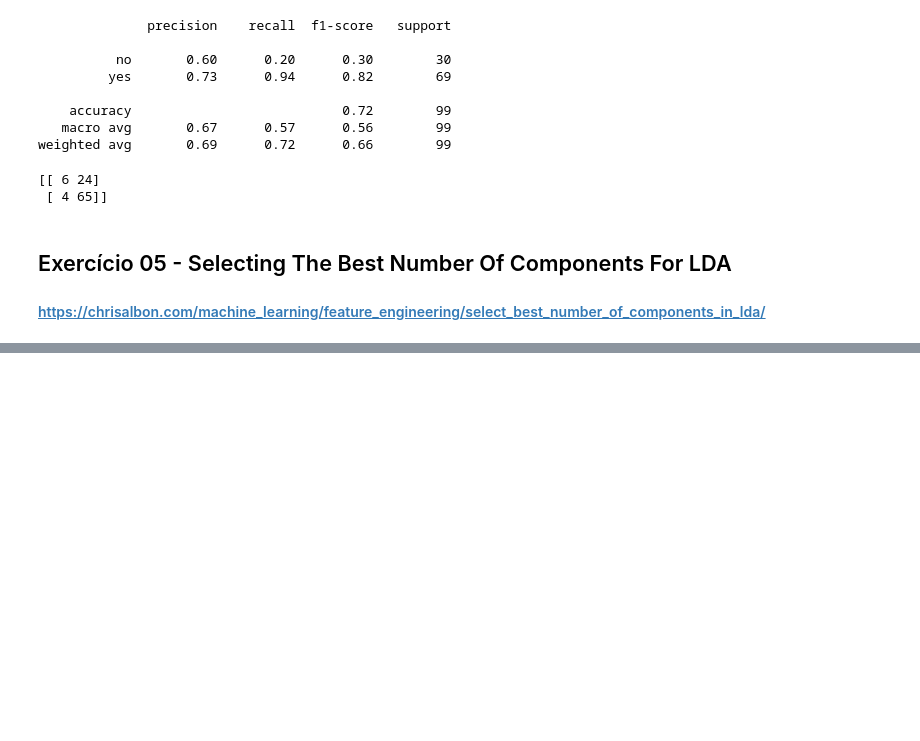
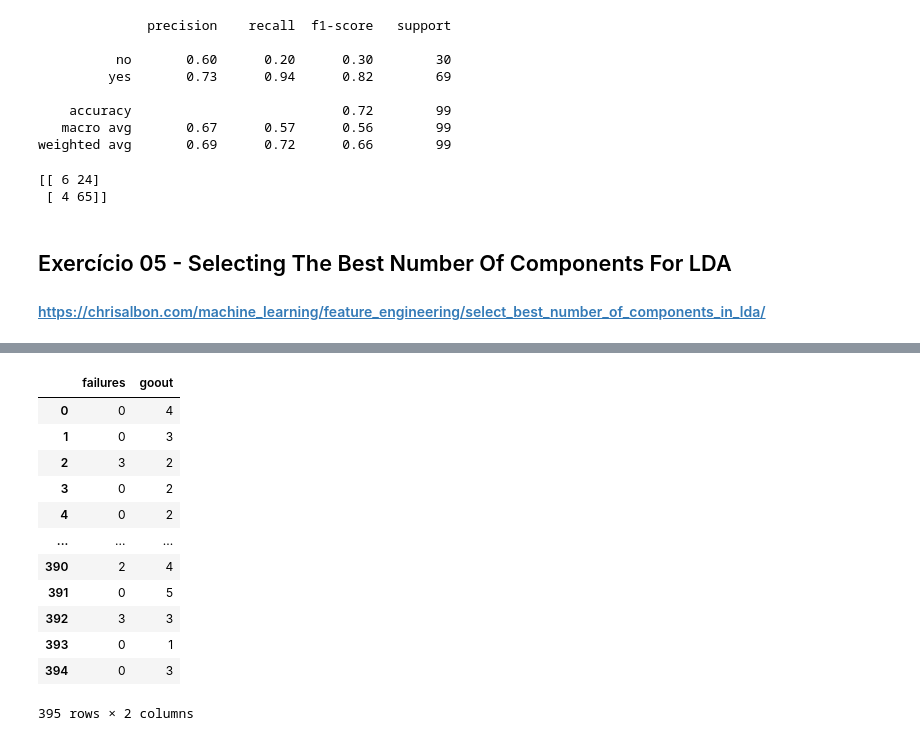
Before and after one commit to synara/fund-data-science-mining-analytics, a Jupyter notebook: exercicios-aula2.ipynb, the cells around one changed output, grey strips where cells are left out. Cells and saved outputs as stored; diff of their text form; code cells hidden in the pictures; blank space fills up the shorter version.

```diff
--- a/exercicios-aula2.ipynb
+++ b/exercicios-aula2.ipynb
@@ -632,0 +682,6 @@ select_n_components(lda_var_ratios, 0.95)
+# %%
+x = df.drop(['passed'],axis=1)
+# %%
+y = df['passed']
+# %%
+x_onehot = pd.get_dummies(x)
@@ -632,0 +691,23 @@ select_n_components(lda_var_ratios, 0.95)
+# %%
+fvalue_selector = SelectKBest(f_classif, k=2)
+
+# Apply the SelectKBest object to the features and target
+X_kbest = fvalue_selector.fit_transform(x_onehot, y)
+# %%
+cols = fvalue_selector.get_support(indices=True)
+x_df_new = x_onehot.iloc[:,cols]
+x_df_new
+# %% [output]
+|  | failures | goout |
+| 0 | 0 | 4 |
+| 1 | 0 | 3 |
+| 2 | 3 | 2 |
+| 3 | 0 | 2 |
+| 4 | 0 | 2 |
+| ... | ... | ... |
+| 390 | 2 | 4 |
+| 391 | 0 | 5 |
+| 392 | 3 | 3 |
+| 393 | 0 | 1 |
+| 394 | 0 | 3 |
+395 rows × 2 columns
```
Also changed, not shown: parts of 35 cells of this notebook.
